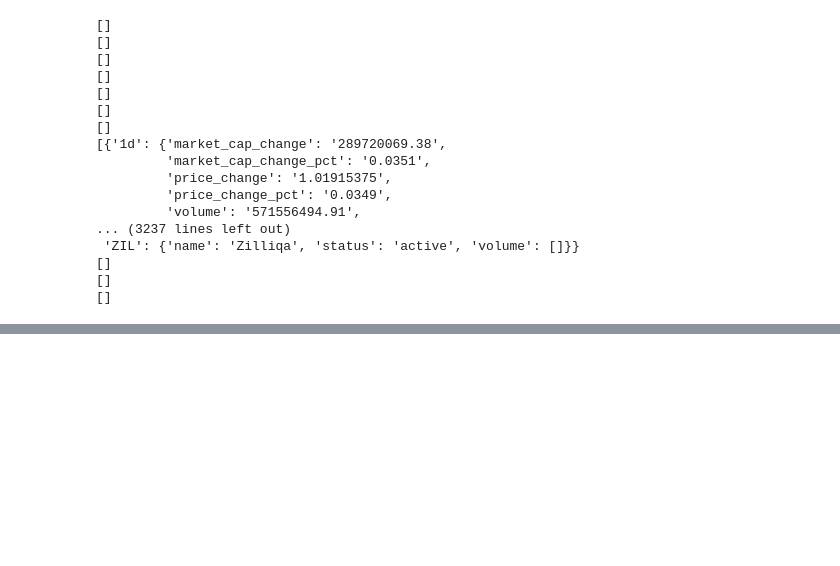
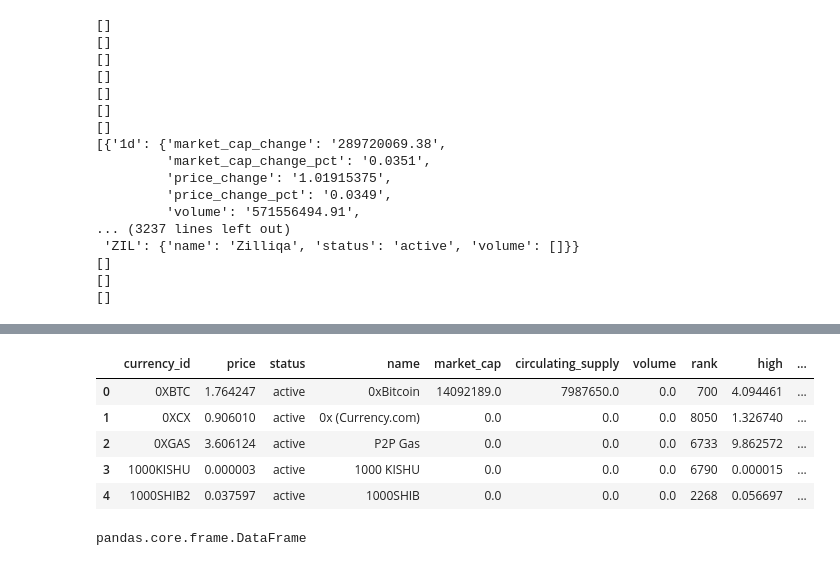
Before and after one commit to justinbarak/crypto-vol-scanner, a Jupyter notebook: crypto_vol_scanner/nomics_sandbox.ipynb, the cells around one changed output, grey strips where cells are left out. Cells and saved outputs as stored; diff of their text form; code cells hidden in the pictures; blank space fills up the shorter version.

```diff
--- a/crypto_vol_scanner/nomics_sandbox.ipynb
+++ b/crypto_vol_scanner/nomics_sandbox.ipynb
@@ -76,0 +269,11 @@ print(len(cryptos))
+# %%
+test_df = pd.read_pickle('..\\downloaded_data\\nomics\\crypto_data.pkl')
+# %%
+test_df.head()
+# %% [output]
+|  | currency_id | price | status | name | market_cap | circulating_supply | volume | rank | high | ... |
+| 0 | 0XBTC | 1.764247 | active | 0xBitcoin | 14092189.0 | 7987650.0 | 0.0 | 700 | 4.094461 | ... |
+| 1 | 0XCX | 0.906010 | active | 0x (Currency.com) | 0.0 | 0.0 | 0.0 | 8050 | 1.326740 | ... |
+| 2 | 0XGAS | 3.606124 | active | P2P Gas | 0.0 | 0.0 | 0.0 | 6733 | 9.862572 | ... |
+| 3 | 1000KISHU | 0.000003 | active | 1000 KISHU | 0.0 | 0.0 | 0.0 | 6790 | 0.000015 | ... |
+| 4 | 1000SHIB2 | 0.037597 | active | 1000SHIB | 0.0 | 0.0 | 0.0 | 2268 | 0.056697 | ... |
@@ -76,0 +286,4 @@ print(len(cryptos))
+# %%
+type(currency_data)
+# %% [output]
+pandas.core.frame.DataFrame
```
Also changed, not shown: parts of 14 cells of this notebook, 19 other files.
